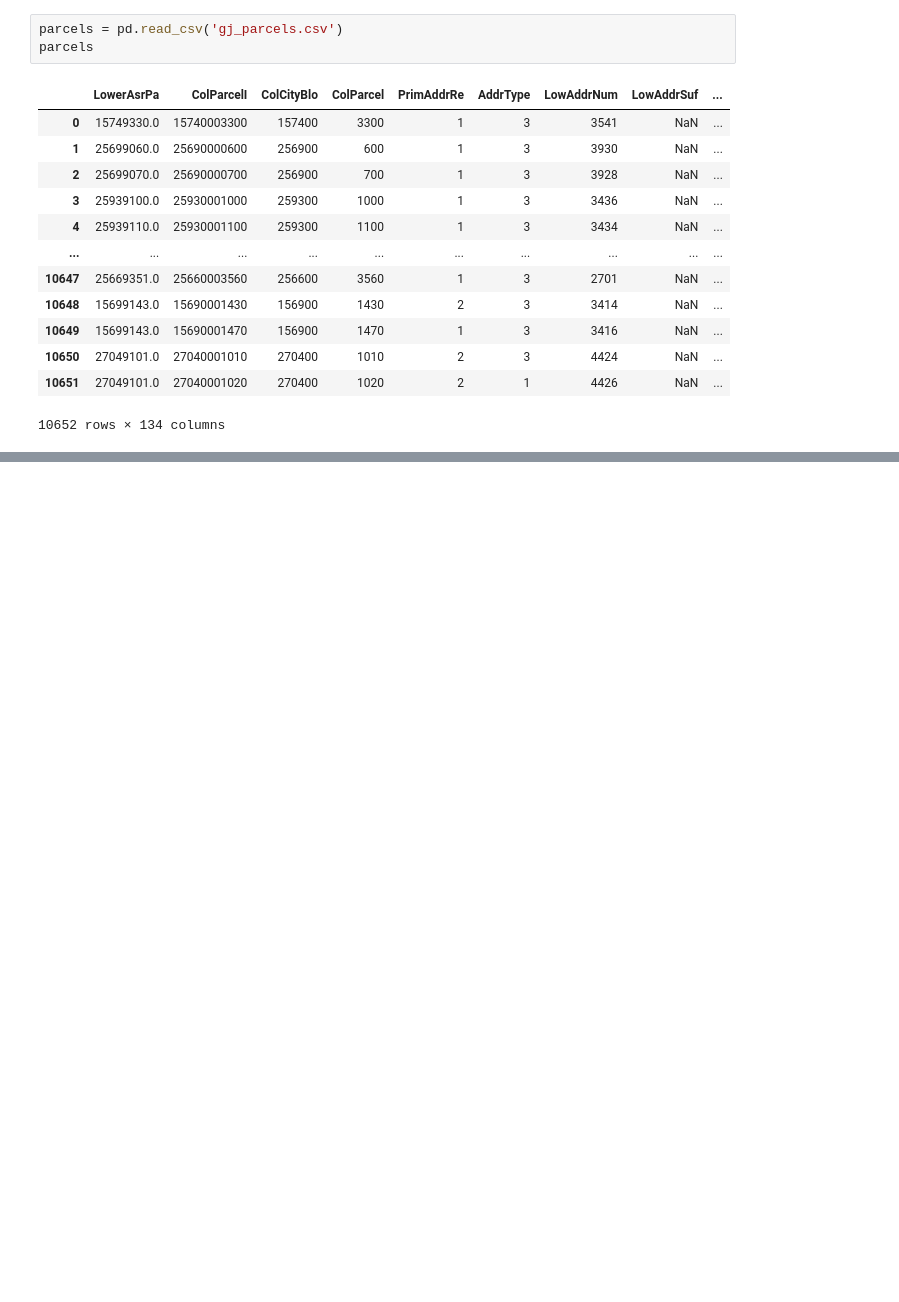
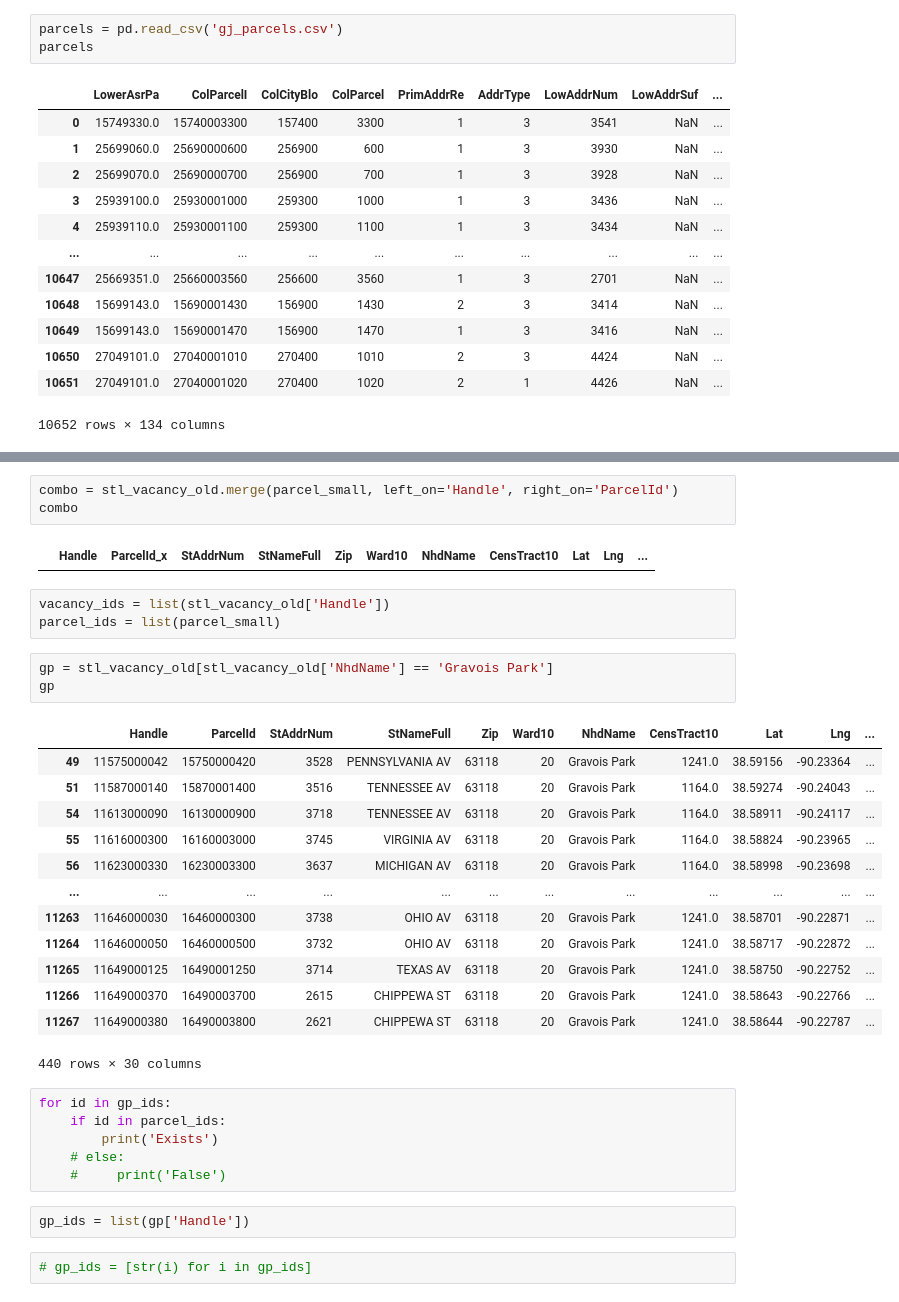
Before and after one commit to luke-lite/Dutchtown, a Jupyter notebook: vacay.ipynb, the cells around one changed output, grey strips where cells are left out. Drawn from its saved outputs; the diff is of its cells as text; blank space fills up the shorter version.

```diff
--- a/vacay.ipynb
+++ b/vacay.ipynb
@@ -23,0 +108,35 @@ parcels
+# %%
+combo = stl_vacancy_old.merge(parcel_small, left_on='Handle', right_on='ParcelId')
+combo
+# %% [output]
+|  | Handle | ParcelId_x | StAddrNum | StNameFull | Zip | Ward10 | NhdName | CensTract10 | Lat | Lng | ... |
+# %%
+vacancy_ids = list(stl_vacancy_old['Handle'])
+parcel_ids = list(parcel_small)
+# %%
+gp = stl_vacancy_old[stl_vacancy_old['NhdName'] == 'Gravois Park']
+gp
+# %% [output]
+|  | Handle | ParcelId | StAddrNum | StNameFull | Zip | Ward10 | NhdName | CensTract10 | Lat | Lng | ... |
+| 49 | 11575000042 | 15750000420 | 3528 | PENNSYLVANIA AV | 63118 | 20 | Gravois Park | 1241.0 | 38.59156 | -90.23364 | ... |
+| 51 | 11587000140 | 15870001400 | 3516 | TENNESSEE AV | 63118 | 20 | Gravois Park | 1164.0 | 38.59274 | -90.24043 | ... |
+| 54 | 11613000090 | 16130000900 | 3718 | TENNESSEE AV | 63118 | 20 | Gravois Park | 1164.0 | 38.58911 | -90.24117 | ... |
+| 55 | 11616000300 | 16160003000 | 3745 | VIRGINIA AV | 63118 | 20 | Gravois Park | 1164.0 | 38.58824 | -90.23965 | ... |
+| 56 | 11623000330 | 16230003300 | 3637 | MICHIGAN AV | 63118 | 20 | Gravois Park | 1164.0 | 38.58998 | -90.23698 | ... |
+| ... | ... | ... | ... | ... | ... | ... | ... | ... | ... | ... | ... |
+| 11263 | 11646000030 | 16460000300 | 3738 | OHIO AV | 63118 | 20 | Gravois Park | 1241.0 | 38.58701 | -90.22871 | ... |
+| 11264 | 11646000050 | 16460000500 | 3732 | OHIO AV | 63118 | 20 | Gravois Park | 1241.0 | 38.58717 | -90.22872 | ... |
+| 11265 | 11649000125 | 16490001250 | 3714 | TEXAS AV | 63118 | 20 | Gravois Park | 1241.0 | 38.58750 | -90.22752 | ... |
+| 11266 | 11649000370 | 16490003700 | 2615 | CHIPPEWA ST | 63118 | 20 | Gravois Park | 1241.0 | 38.58643 | -90.22766 | ... |
+| 11267 | 11649000380 | 16490003800 | 2621 | CHIPPEWA ST | 63118 | 20 | Gravois Park | 1241.0 | 38.58644 | -90.22787 | ... |
+440 rows × 30 columns
+# %%
+for id in gp_ids:
+    if id in parcel_ids:
+        print('Exists')
+    # else:
+    #     print('False')
+# %%
+gp_ids = list(gp['Handle'])
+# %%
+# gp_ids = [str(i) for i in gp_ids]
```
Also changed, not shown: parts of 16 cells of this notebook, 1 other file.
